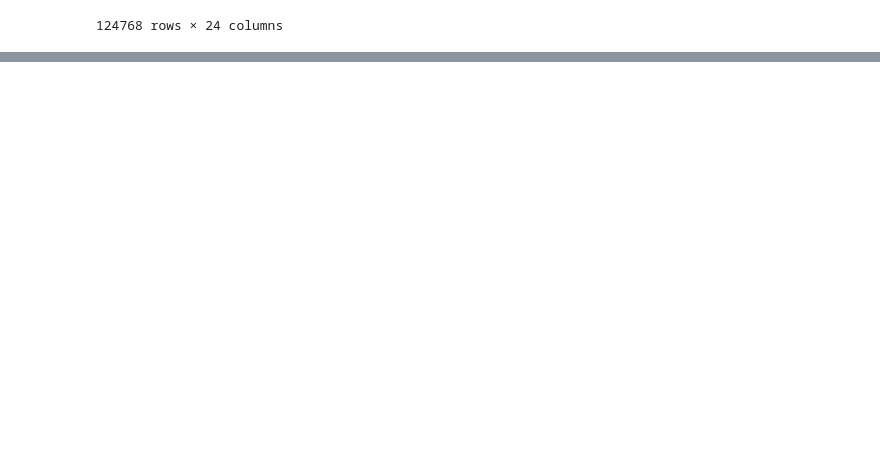
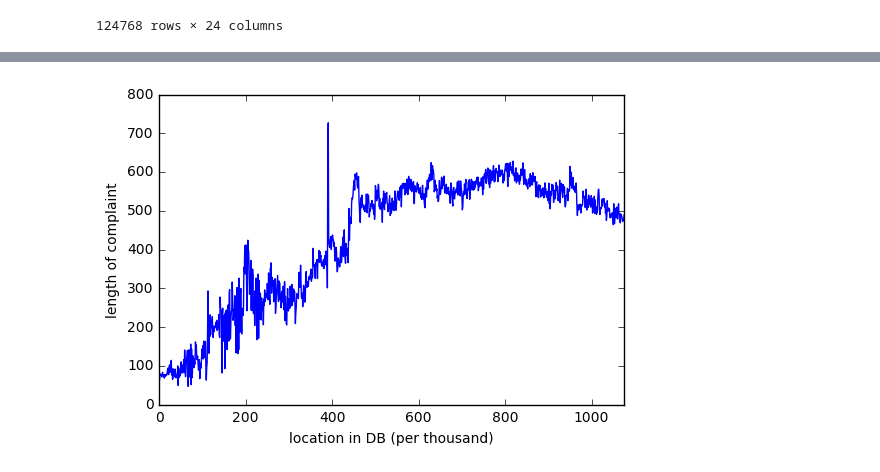
Before and after one commit to bmart847/RecallAnalysis, a Jupyter notebook: cars.ipynb, the cells around one changed output, grey strips where cells are left out. Saved outputs shown, nothing was run; the diff lists cells and outputs as text; code cells hidden in the pictures; blank space fills up the shorter version.

```diff
--- a/cars.ipynb
+++ b/cars.ipynb
@@ -1145 +1239,12 @@ plt.show()
+# %%
+plot = sampleSent["length"].plot()
+
+plot.set_xlabel('location in DB (per thousand)')
+plot.set_ylabel('length of complaint')
+
+
+
+plt.show()
+# %% [output]
+[figure, added]
 # %%
```
Also changed, not shown: parts of 24 cells of this notebook.
